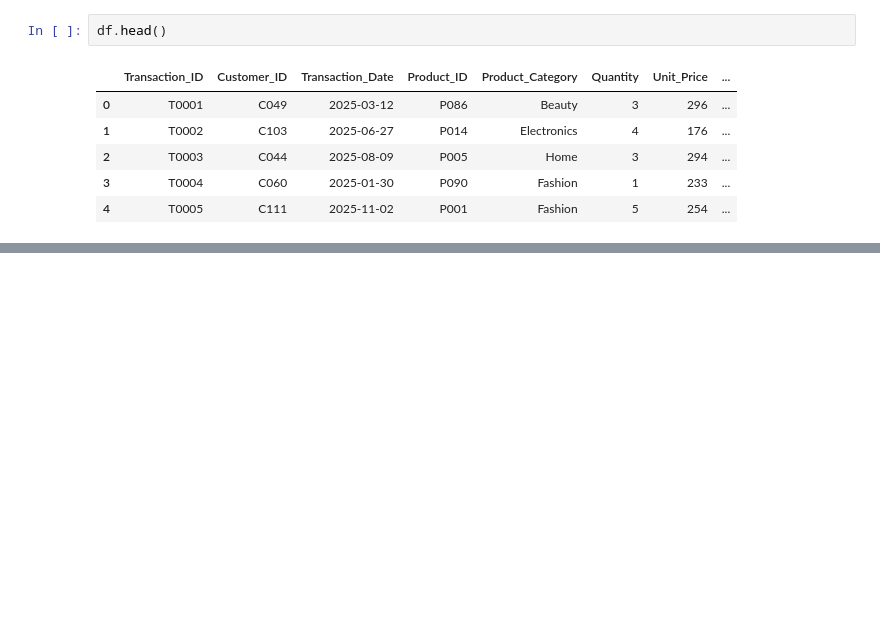
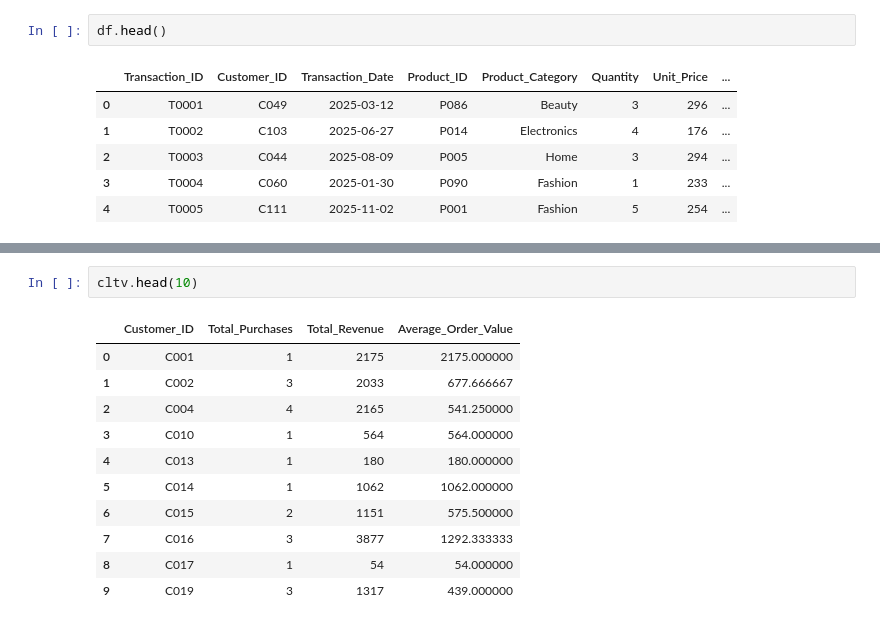
Before and after one commit to Harslshnde/Infotact-Project-2-Cohort-Retention, a Jupyter notebook: transactional_data_cleaning.ipynb, the cells around one changed output, grey strips where cells are left out. Cells and saved outputs as stored; diff of their text form; blank space fills up the shorter version.

```diff
--- a/transactional_data_cleaning.ipynb
+++ b/transactional_data_cleaning.ipynb
@@ -1348,0 +1376,14 @@ df.head()
+# %%
+cltv.head(10)
+# %% [output]
+|  | Customer_ID | Total_Purchases | Total_Revenue | Average_Order_Value |
+| 0 | C001 | 1 | 2175 | 2175.000000 |
+| 1 | C002 | 3 | 2033 | 677.666667 |
+| 2 | C004 | 4 | 2165 | 541.250000 |
+| 3 | C010 | 1 | 564 | 564.000000 |
+| 4 | C013 | 1 | 180 | 180.000000 |
+| 5 | C014 | 1 | 1062 | 1062.000000 |
+| 6 | C015 | 2 | 1151 | 575.500000 |
+| 7 | C016 | 3 | 3877 | 1292.333333 |
+| 8 | C017 | 1 | 54 | 54.000000 |
+| 9 | C019 | 3 | 1317 | 439.000000 |
```
Also changed, not shown: parts of 13 cells of this notebook.
